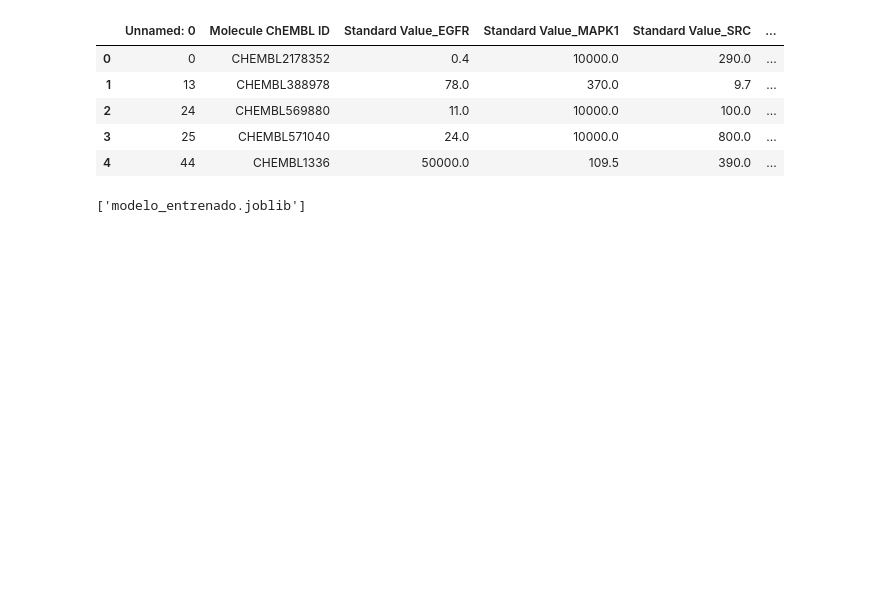
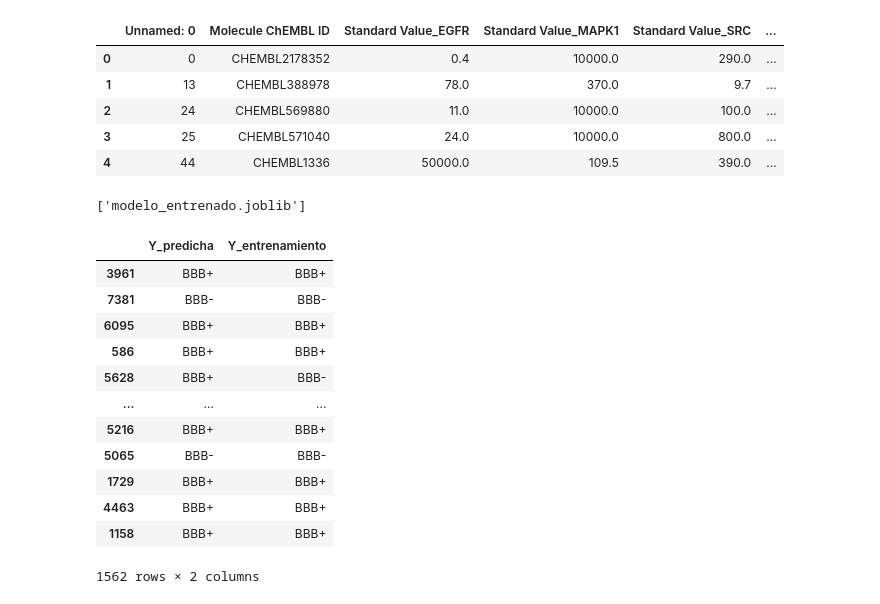
Before and after one commit to Eliud7720/Proyecto-Alzheimer-viejo, a Jupyter notebook: Barrera/Modelos con PCA/Algoritmo_SVM.ipynb, the cells around one changed output. Cells and saved outputs as stored; diff of their text form; code cells hidden in the pictures; blank space fills up the shorter version.

```diff
--- a/Barrera/Modelos con PCA/Algoritmo_SVM.ipynb
+++ b/Barrera/Modelos con PCA/Algoritmo_SVM.ipynb
@@ -363,3 +360,5 @@ joblib.dump(pipe, 'modelo_entrenado.joblib')
 ['modelo_entrenado.joblib']
 # %%
 df.to_csv("ECFP_calculado.csv", index=False)
+# %%
+y_serie = pd.Series(y_test, name="Y_entrenamiento")
@@ -365,0 +369,16 @@ df.to_csv("ECFP_calculado.csv", index=False)
+# %%
+y_resultados
+# %% [output]
+|  | Y_predicha | Y_entrenamiento |
+| 3961 | BBB+ | BBB+ |
+| 7381 | BBB- | BBB- |
+| 6095 | BBB+ | BBB+ |
+| 586 | BBB+ | BBB+ |
+| 5628 | BBB+ | BBB- |
+| ... | ... | ... |
+| 5216 | BBB+ | BBB+ |
+| 5065 | BBB- | BBB- |
+| 1729 | BBB+ | BBB+ |
+| 4463 | BBB+ | BBB+ |
+| 1158 | BBB+ | BBB+ |
+1562 rows × 2 columns
```
Also changed, not shown: parts of 22 cells of this notebook, 20 other files.
